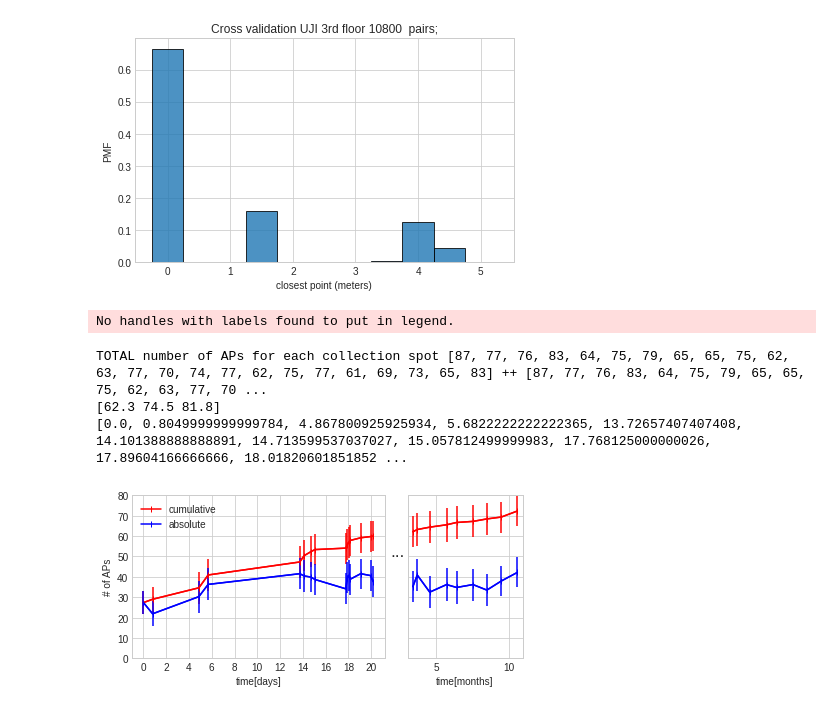
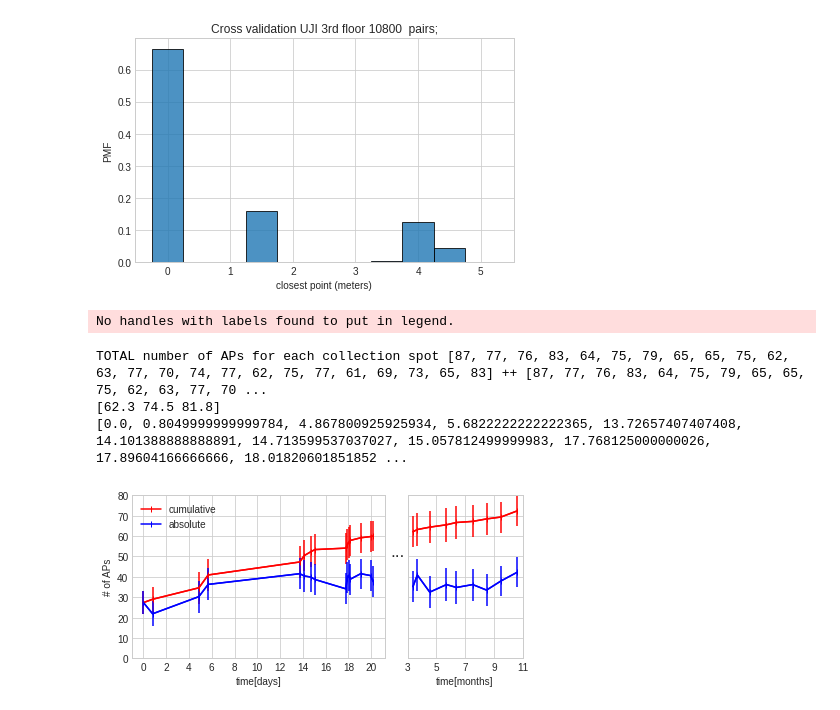
Before and after one commit to documenteinaer/similarity, a Jupyter notebook: similarity-uji.ipynb, the cells around one changed output. Saved outputs shown, nothing was run; the diff lists cells and outputs as text; code cells hidden in the pictures.

```diff
--- a/similarity-uji.ipynb
+++ b/similarity-uji.ipynb
@@ -553,35 +553,35 @@ cnapsmean = []
 cnapsstd = []
 napsmean = []
 napsstd = []
 for t in range(16, 25):
     cnapsmean.append(np.mean([cnaps[t][p] for p in range(0, len(uji3_24[0]))]))
     cnapsstd.append(np.std([cnaps[t][p] for p in range(0, len(uji3_24[0]))]))
     napsmean.append(np.mean([naps[t][p] for p in range(0, len(uji3_24[0]))]))
     napsstd.append(np.std([naps[t][p] for p in range(0, len(uji3_24[0]))]))
 plt.plot([ t/30 for t in times[16:25]], cnapsmean, '-|', c = 'r')
 plt.errorbar([ t/30 for t in times[16:25]], cnapsmean, cnapsstd, c = 'r')
 plt.plot([ t/30 for t in times[16:25]], napsmean, '-|', c = 'b')
 plt.errorbar([ t/30 for t in times[16:25]], napsmean, cnapsstd, c = 'b')
 
 plt.xlabel('time[months]')
 plt.ylim(0, 80)
-#plt.yticks(range(0, 90, 10))
+plt.xticks(range(3, 12, 2))
 plt.tick_params(labelleft=False)
 plt.grid(True)
 #plt.title(f"UJI3 {len(uji3_24)} sets, {len(bd)} total pairs")
 #plt.xticks(range(0, 15), range(0, 15))
 #plt.xlim(0, 15)
 plt.text(1.8,50,'...', fontsize='xx-large')
 
 plt.legend(loc="upper left",shadow=True, fancybox=True)
 plt.show()
 fig.savefig(f"UJI3-time-number-APs.pdf", bbox_inches='tight')
 # %% [output]
 No handles with labels found to put in legend.
 TOTAL number of APs for each collection spot [87, 77, 76, 83, 64, 75, 79, 65, 65, 75, 62, 63, 77, 70, 74, 77, 62, 75, 77, 61, 69, 73, 65, 83] ++ [87, 77, 76, 83, 64, 75, 79, 65, 65, 75, 62, 63, 77, 70 ...
 [62.3 74.5 81.8]
 [0.0, 0.8049999999999784, 4.867800925925934, 5.6822222222222365, 13.72657407407408, 14.101388888888891, 14.713599537037027, 15.057812499999983, 17.768125000000026, 17.89604166666666, 18.01820601851852 ...
-[figure, old version]
+[figure, new version]
 # %%
 # map pairwise distances with MDS
 # visualise clusters in 2D
```
Also changed, not shown: 11 other files.
